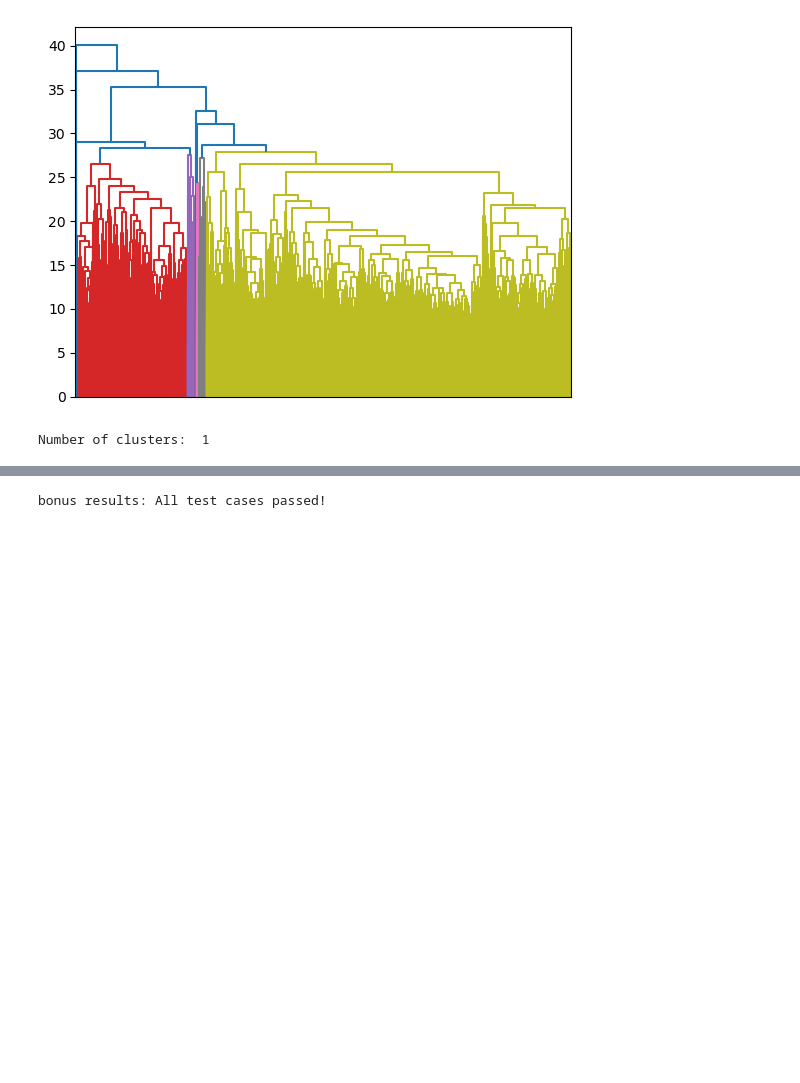
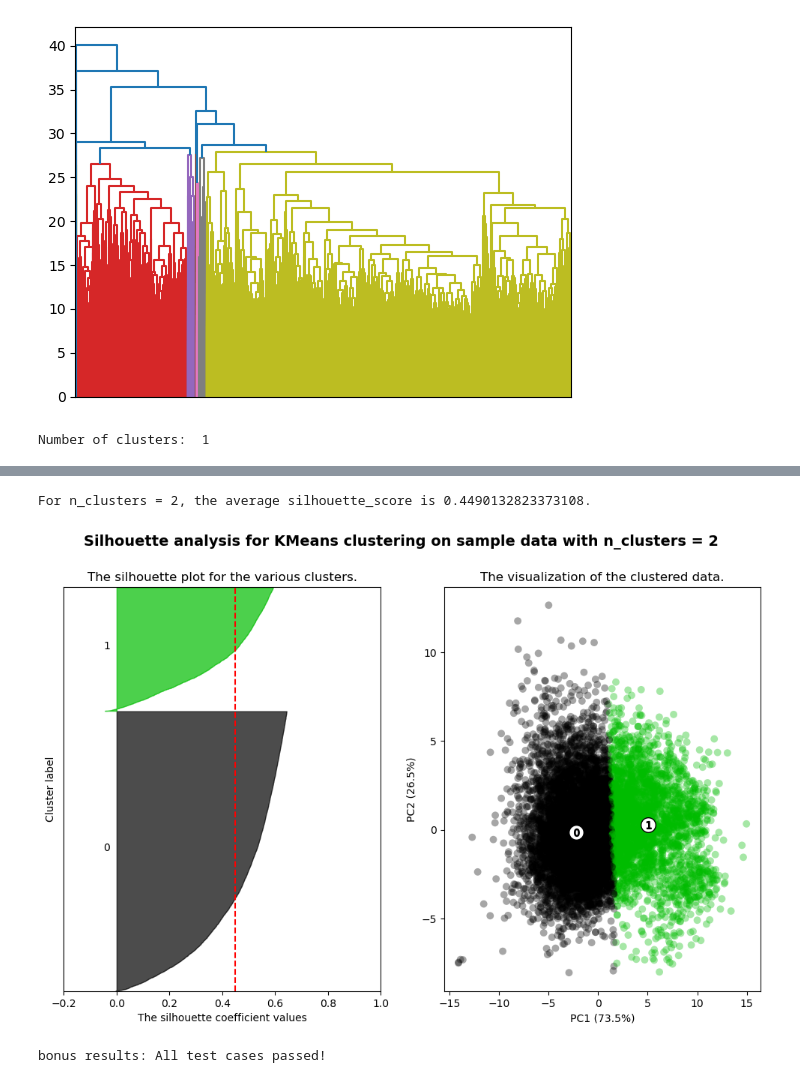
Before and after one commit to jamesliounis/Harvard-Deep-Learning, a Jupyter notebook: cs109b_hw1/cs109b_hw1.ipynb, the cells around one changed output, grey strips where cells are left out. Cells and saved outputs as stored; diff of their text form; code cells hidden in the pictures; blank space fills up the shorter version.

```diff
--- a/cs109b_hw1/cs109b_hw1.ipynb
+++ b/cs109b_hw1/cs109b_hw1.ipynb
@@ -875,3 +914,17 @@ Ellipsis
+# %%
+# Perform PCA for dimensionality reduction
+pca = PCA(n_components=2)
+fma_reduced = pca.fit_transform(fma_scaled)
+
+# Apply K-means clustering
+kmeans = KMeans(n_clusters=2)
+labels_pca = kmeans.fit_predict(fma_reduced)
+# %%
+km_pca = KMeans(n_clusters = best_k, n_init = 25, random_state = 109).fit(fma_reduced)
+silplot(pd.DataFrame(fma_reduced), km_pca.labels_, km_pca, pointlabels=None)
+# %% [output]
+For n_clusters = 2, the average silhouette_score is 0.4490132823373108.
+[figure, added]
 # %%
 grader.check("bonus")
 # %% [output]
```
Also changed, not shown: parts of 15 cells of this notebook.
